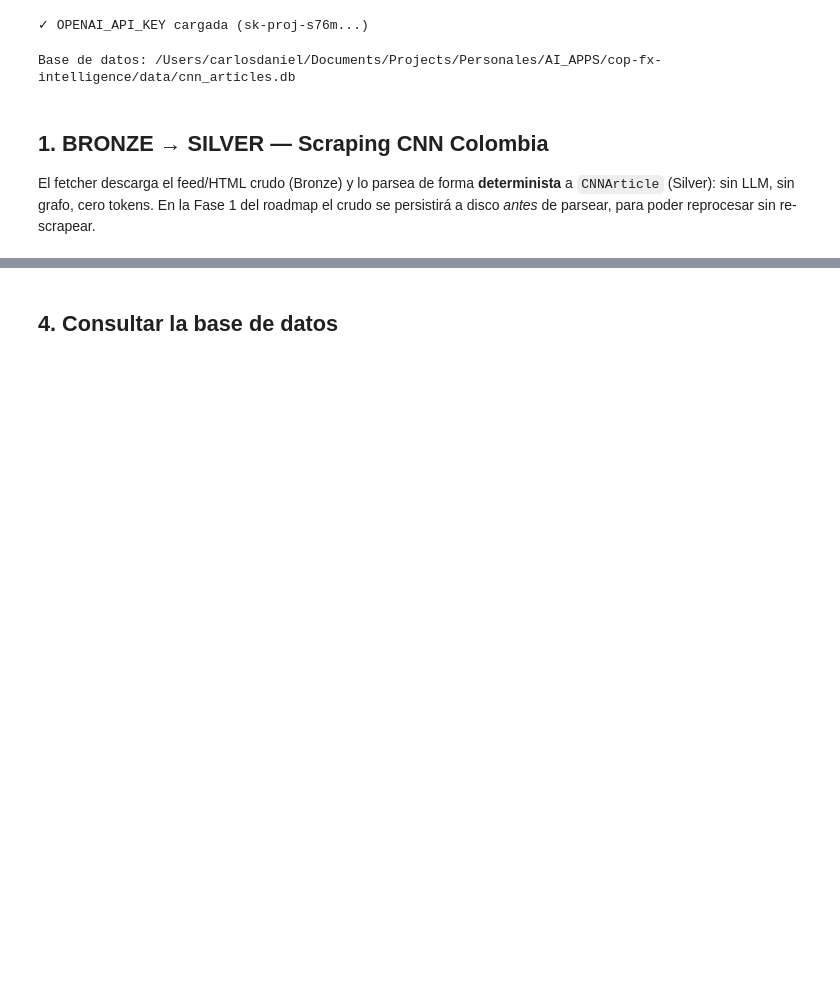
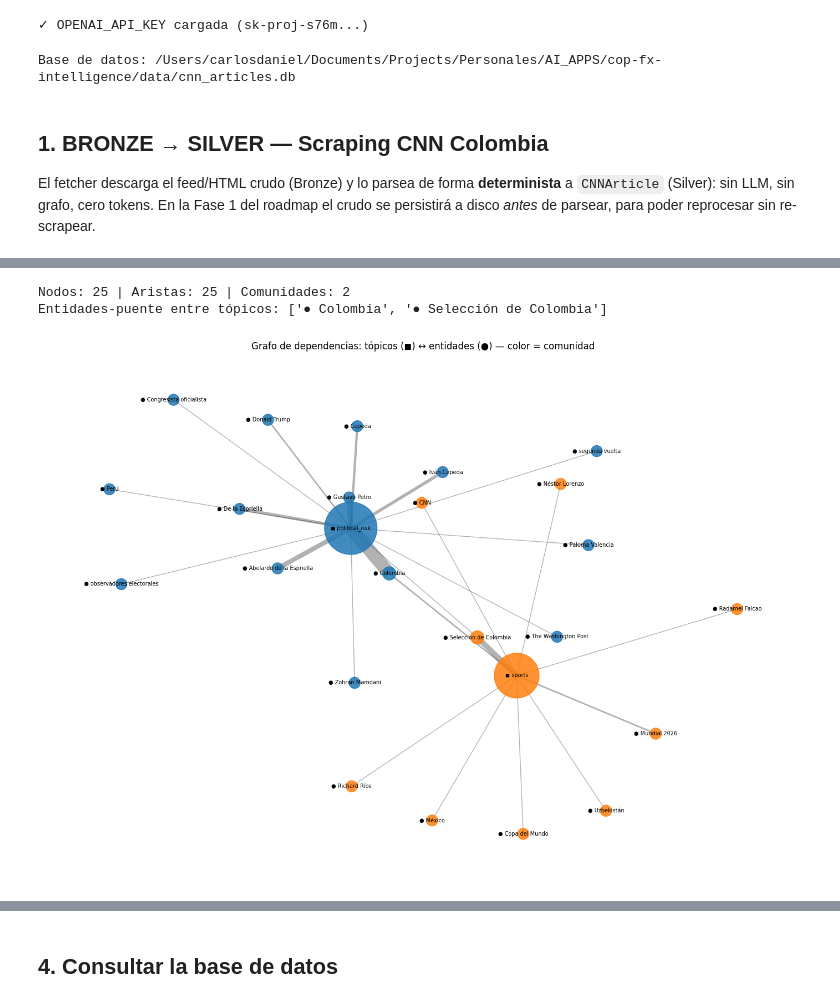
Before and after one commit to carlosjimenez88M/cop-fx-intelligence, a Jupyter notebook: notebooks/cnn.ipynb, the cells around one changed output, grey strips where cells are left out. Drawn from its saved outputs; the diff is of its cells as text; code cells hidden in the pictures; blank space fills up the shorter version.

```diff
--- a/notebooks/cnn.ipynb
+++ b/notebooks/cnn.ipynb
@@ -273,0 +193,47 @@ graph TD;
+# %%
+import matplotlib.pyplot as plt
+import networkx as nx
+from networkx.algorithms.community import greedy_modularity_communities
+
+G = nx.Graph()
+for it in analysis.items:
+    t = f"◼ {it.topic}"
+    G.add_node(t, kind="topic")
+    for e in it.entities:
+        en = f"● {e}"
+        G.add_node(en, kind="entity")
+        w = (G.get_edge_data(t, en) or {}).get("weight", 0)
+        G.add_edge(t, en, weight=w + 1)
+
+communities = list(greedy_modularity_communities(G, weight="weight"))
+print(f"Nodos: {G.number_of_nodes()} | Aristas: {G.number_of_edges()} | Comunidades: {len(communities)}")
+
+# Entidades-puente: tocan más de un tópico → historias transversales
+bridges = [
+    n for n in G.nodes
+    if G.nodes[n]["kind"] == "entity"
+    and len({nb for nb in G.neighbors(n) if G.nodes[nb]["kind"] == "topic"}) > 1
+]
+print(f"Entidades-puente entre tópicos: {bridges}")
+
+fig, ax = plt.subplots(figsize=(14, 10))
+pos = nx.spring_layout(G, k=0.65, seed=42, weight="weight")
+palette = plt.cm.tab10.colors
+node_color = [
+    palette[next(ci for ci, c in enumerate(communities) if n in c) % 10] for n in G.nodes
+]
+sizes = [
+    900 + 250 * G.degree(n) if G.nodes[n]["kind"] == "topic" else 120 + 90 * G.degree(n)
+    for n in G.nodes
+]
+nx.draw_networkx_edges(G, pos, alpha=0.3, width=[G[u][v]["weight"] for u, v in G.edges], ax=ax)
+nx.draw_networkx_nodes(G, pos, node_color=node_color, node_size=sizes, alpha=0.85, ax=ax)
+nx.draw_networkx_labels(G, pos, font_size=7, ax=ax)
+ax.set_title("Grafo de dependencias: tópicos (◼) ↔ entidades (●) — color = comunidad")
+ax.axis("off")
+plt.tight_layout()
+plt.show()
+# %% [output]
+Nodos: 25 | Aristas: 25 | Comunidades: 2
+Entidades-puente entre tópicos: ['● Colombia', '● Selección de Colombia']
+[figure, added]
```
Also changed, not shown: parts of 22 cells of this notebook, 2 other files.
